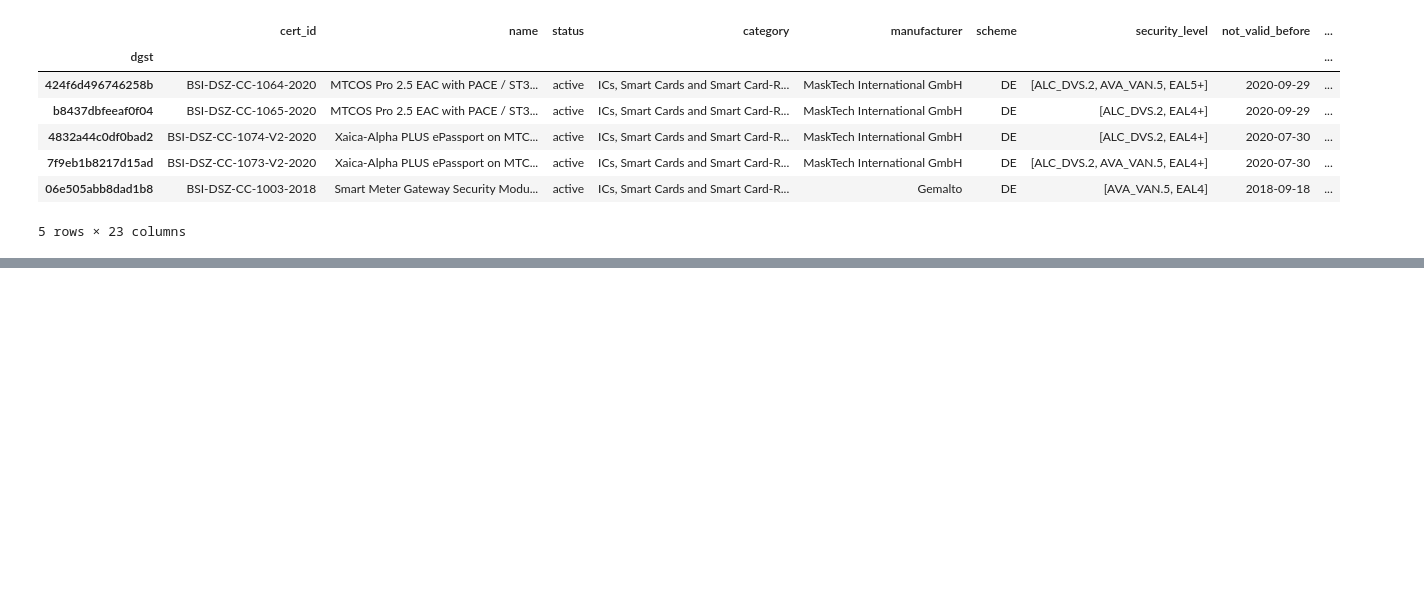
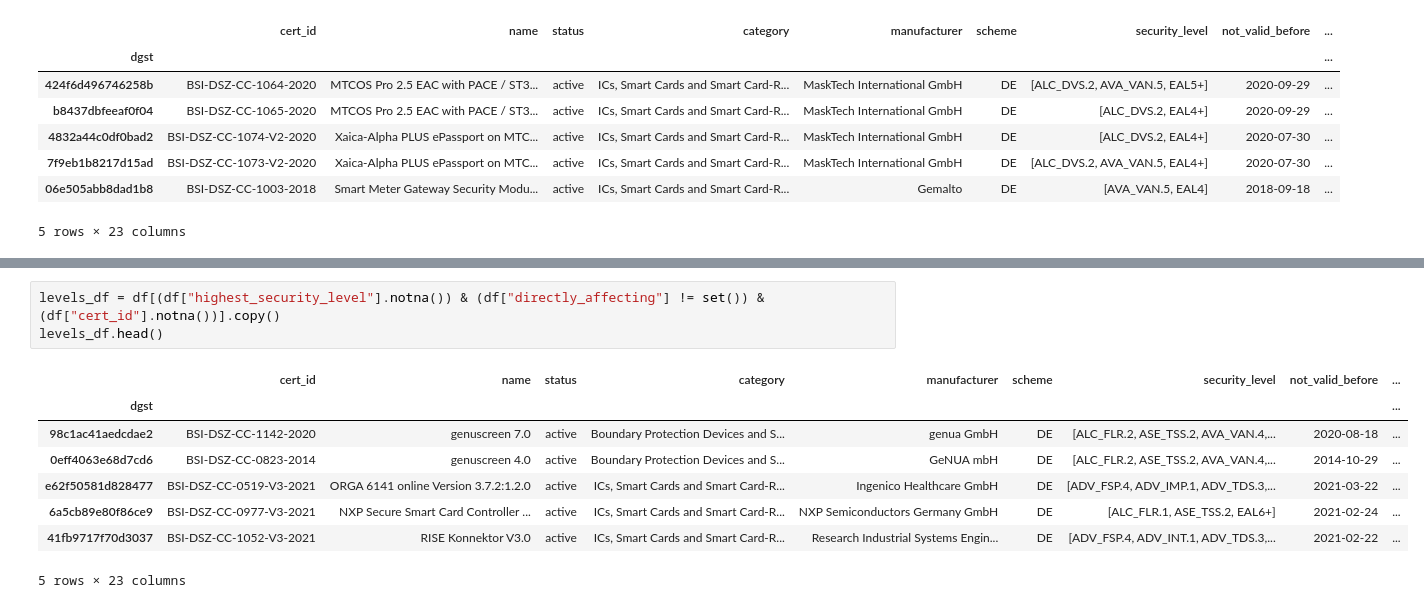
Before and after one commit to crocs-muni/sec-certs, a Jupyter notebook: notebooks/cc/dependency_analysis.ipynb, the cells around one changed output, grey strips where cells are left out. Drawn from its saved outputs; the diff is of its cells as text; blank space fills up the shorter version.

```diff
--- a/notebooks/cc/dependency_analysis.ipynb
+++ b/notebooks/cc/dependency_analysis.ipynb
@@ -283,0 +292,12 @@ Total of 25 crossed referenced certificates.
+# %%
+levels_df = df[(df["highest_security_level"].notna()) & (df["directly_affecting"] != set()) & (df["cert_id"].notna())].copy()
+levels_df.head()
+# %% [output]
+|  | cert_id | name | status | category | manufacturer | scheme | security_level | not_valid_before | ... |
+| dgst |  |  |  |  |  |  |  |  | ... |
+| 98c1ac41aedcdae2 | BSI-DSZ-CC-1142-2020 | genuscreen 7.0 | active | Boundary Protection Devices and S... | genua GmbH | DE | [ALC_FLR.2, ASE_TSS.2, AVA_VAN.4,... | 2020-08-18 | ... |
+| 0eff4063e68d7cd6 | BSI-DSZ-CC-0823-2014 | genuscreen 4.0 | active | Boundary Protection Devices and S... | GeNUA mbH | DE | [ALC_FLR.2, ASE_TSS.2, AVA_VAN.4,... | 2014-10-29 | ... |
+| e62f50581d828477 | BSI-DSZ-CC-0519-V3-2021 | ORGA 6141 online Version 3.7.2:1.2.0 | active | ICs, Smart Cards and Smart Card-R... | Ingenico Healthcare GmbH | DE | [ADV_FSP.4, ADV_IMP.1, ADV_TDS.3,... | 2021-03-22 | ... |
+| 6a5cb89e80f86ce9 | BSI-DSZ-CC-0977-V3-2021 | NXP Secure Smart Card Controller ... | active | ICs, Smart Cards and Smart Card-R... | NXP Semiconductors Germany GmbH | DE | [ALC_FLR.1, ASE_TSS.2, EAL6+] | 2021-02-24 | ... |
+| 41fb9717f70d3037 | BSI-DSZ-CC-1052-V3-2021 | RISE Konnektor V3.0 | active | ICs, Smart Cards and Smart Card-R... | Research Industrial Systems Engin... | DE | [ADV_FSP.4, ADV_INT.1, ADV_TDS.3,... | 2021-02-22 | ... |
+5 rows × 23 columns
```
Also changed, not shown: parts of 36 cells of this notebook.
